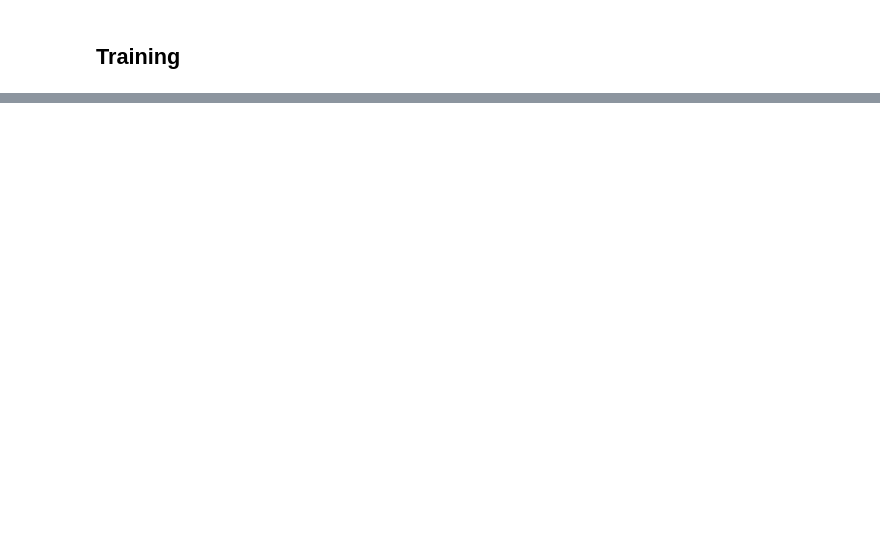
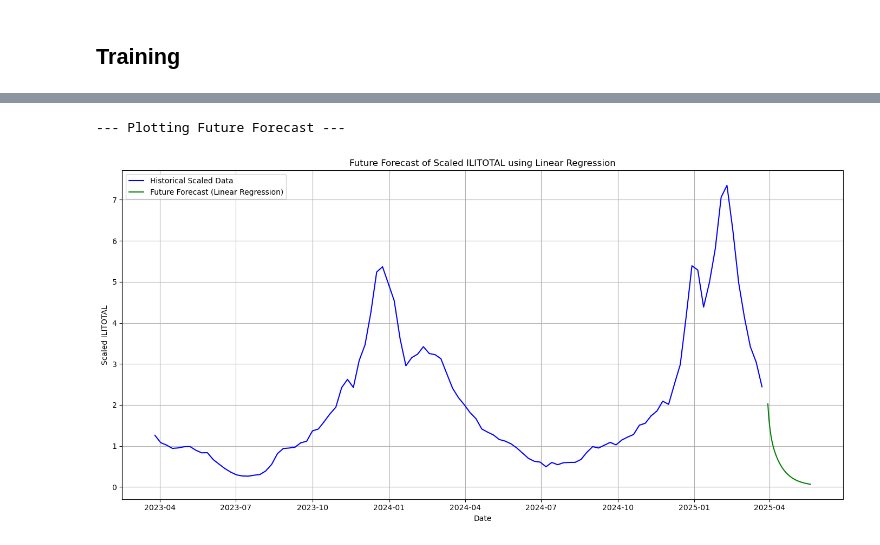
Before and after one commit to katemyer/DataScience, a Jupyter notebook: Capstone 3 Flu Time Series/Preprocessing and Training.ipynb, the cells around one changed output, grey strips where cells are left out. Cells and saved outputs as stored; diff of their text form; code cells hidden in the pictures; blank space fills up the shorter version.

```diff
--- a/Capstone 3 Flu Time Series/Preprocessing and Training.ipynb
+++ b/Capstone 3 Flu Time Series/Preprocessing and Training.ipynb
@@ -496,0 +560,22 @@ print(mae)
+# %%
+# LR Plotting
+# These steps use the 'final_forecast_values' above
+
+if final_forecast_values is not None:
+    print("\n--- Plotting Future Forecast ---")
+    plt.figure(figsize=(14, 7))
+    plt.plot(df.index[-104:], df['ILITOTAL_scaled'].iloc[-104:], label='Historical Scaled Data', color='blue')
+    plt.plot(final_forecast_values.index, final_forecast_values, label='Future Forecast (Linear Regression)', color='green')
+    # No confidence interval to plot here usually
+    plt.title('Future Forecast of Scaled ILITOTAL using Linear Regression')
+    plt.xlabel('Date')
+    plt.ylabel('Scaled ILITOTAL')
+    plt.legend()
+    plt.grid(True)
+    plt.tight_layout()
+    plt.show()
+else:
+     print("\nNo future forecast was generated.")
+# %% [output]
+--- Plotting Future Forecast ---
+[figure, added]
```
Also changed, not shown: parts of 58 cells of this notebook.
